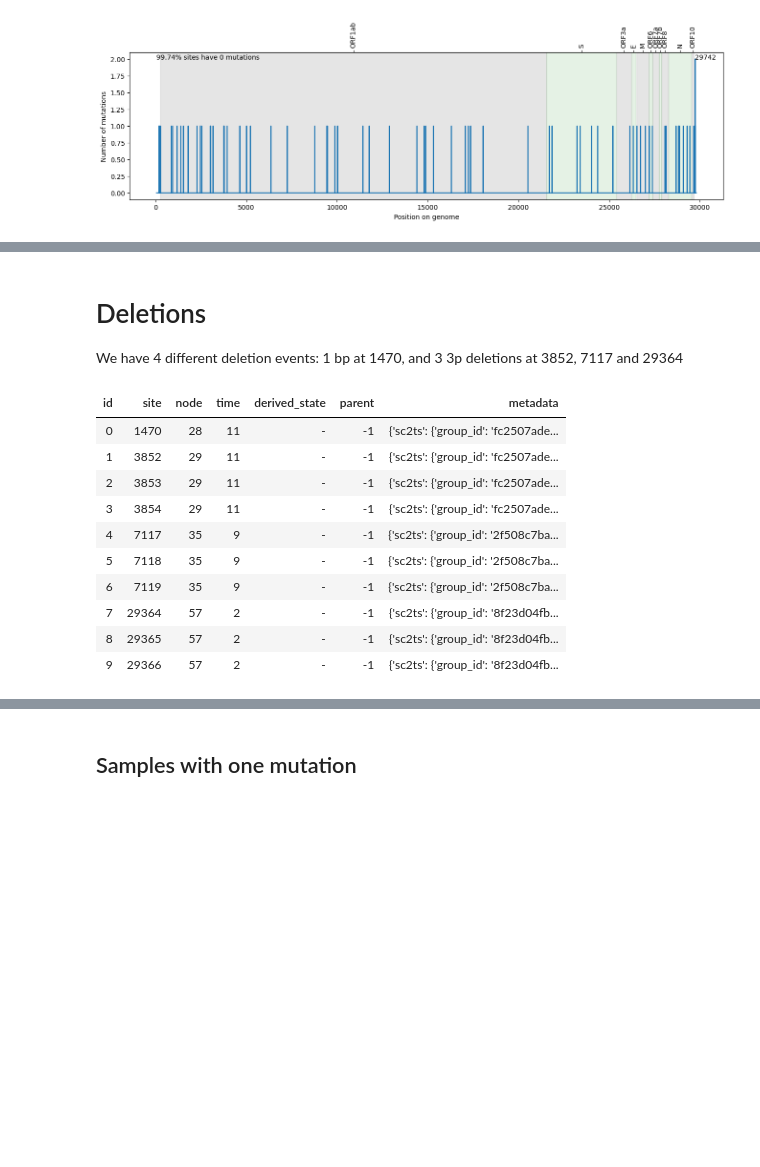
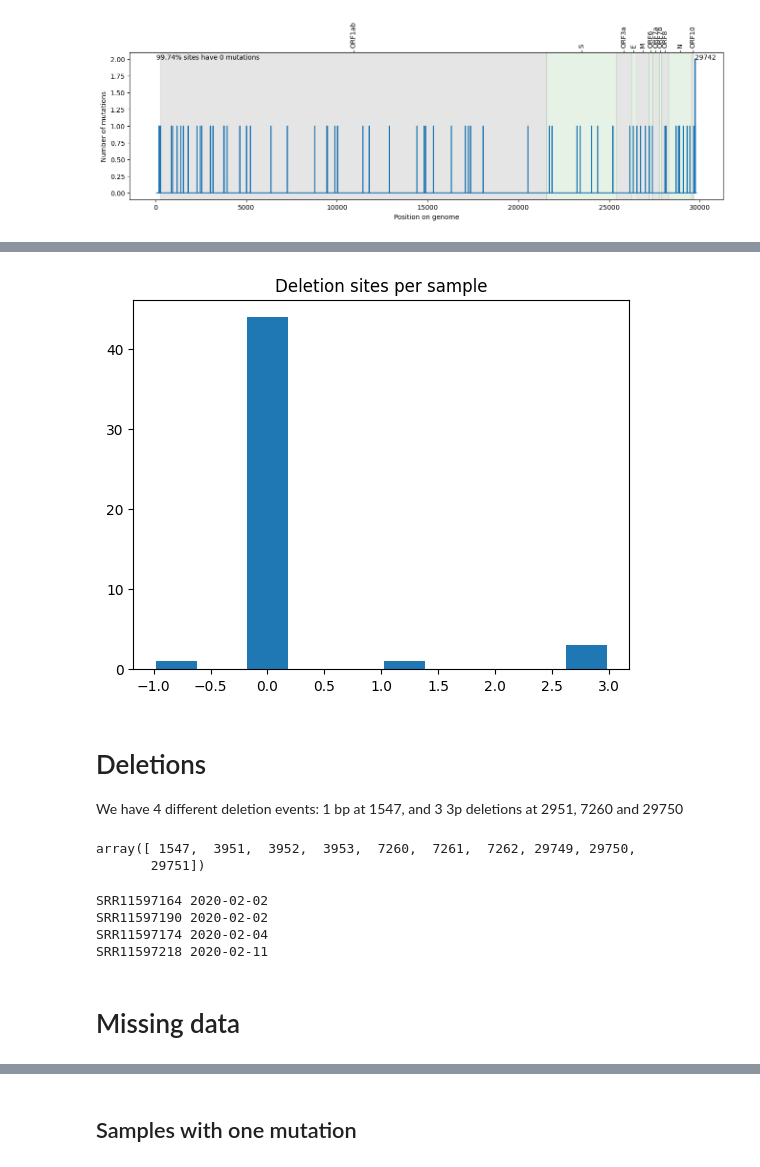
Before and after one commit to jeromekelleher/sc2ts, a Jupyter notebook: notebooks/test_ts.ipynb, the cells around one changed output, grey strips where cells are left out. Drawn from its saved outputs; the diff is of its cells as text; code cells hidden in the pictures; blank space fills up the shorter version.

```diff
--- a/notebooks/test_ts.ipynb
+++ b/notebooks/test_ts.ipynb
@@ -159,18 +167,27 @@ ti.plot_masked_samples_per_site()
+# %%
+ti.plot_deletion_sites_per_sample()
+# %% [output]
+[figure, added]
 # %% [markdown]
 # Deletions
 
-We have 4 different deletion events: 1 bp at 1470, and 3 3p deletions at 3852, 7117 and 29364
+We have 4 different deletion events: 1 bp at 1547, and 3 3p deletions at 2951, 7260 and 29750
-# %%
-ts.tables.mutations[ti.mutations_derived_state == "-"]
-# %% [output]
-| id | site | node | time | derived_state | parent | metadata |
-| 0 | 1470 | 28 | 11 | - | -1 | {'sc2ts': {'group_id': 'fc2507ade... |
-| 1 | 3852 | 29 | 11 | - | -1 | {'sc2ts': {'group_id': 'fc2507ade... |
-| 2 | 3853 | 29 | 11 | - | -1 | {'sc2ts': {'group_id': 'fc2507ade... |
-| 3 | 3854 | 29 | 11 | - | -1 | {'sc2ts': {'group_id': 'fc2507ade... |
-| 4 | 7117 | 35 | 9 | - | -1 | {'sc2ts': {'group_id': '2f508c7ba... |
-| 5 | 7118 | 35 | 9 | - | -1 | {'sc2ts': {'group_id': '2f508c7ba... |
-| 6 | 7119 | 35 | 9 | - | -1 | {'sc2ts': {'group_id': '2f508c7ba... |
-| 7 | 29364 | 57 | 2 | - | -1 | {'sc2ts': {'group_id': '8f23d04fb... |
-| 8 | 29365 | 57 | 2 | - | -1 | {'sc2ts': {'group_id': '8f23d04fb... |
-| 9 | 29366 | 57 | 2 | - | -1 | {'sc2ts': {'group_id': '8f23d04fb... |
+# %%
+ti.mutations_position[ti.mutations_derived_state == "-"]
+# %% [output]
+array([ 1547,  3951,  3952,  3953,  7260,  7261,  7262, 29749, 29750,
+       29751])
+# %%
+for u in ts.samples()[1:]:
+    md = ti.nodes_metadata[u]
+    if "-" in md["sc2ts"]["alignment_composition"]:
+        md = ti.nodes_metadata[u]
+        print(md["strain"], md["date"])
+    #print(ti.nodes_metadata[u]["sc2ts"]["num_deletion_sites"])
+# %% [output]
+SRR11597164 2020-02-02
+SRR11597190 2020-02-02
+SRR11597174 2020-02-04
+SRR11597218 2020-02-11
+# %% [markdown]
+# Missing data
```
Also changed, not shown: parts of 5 cells of this notebook, 3 other files.
